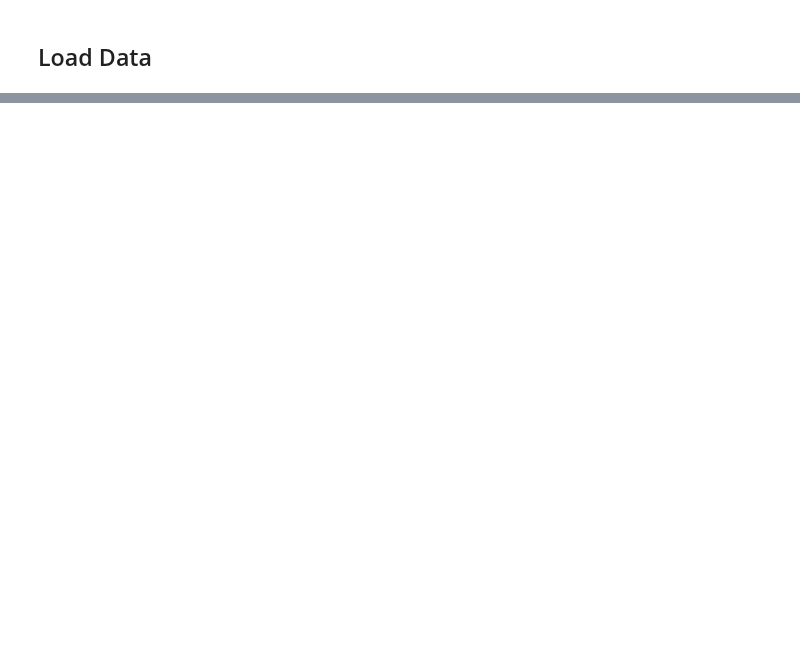
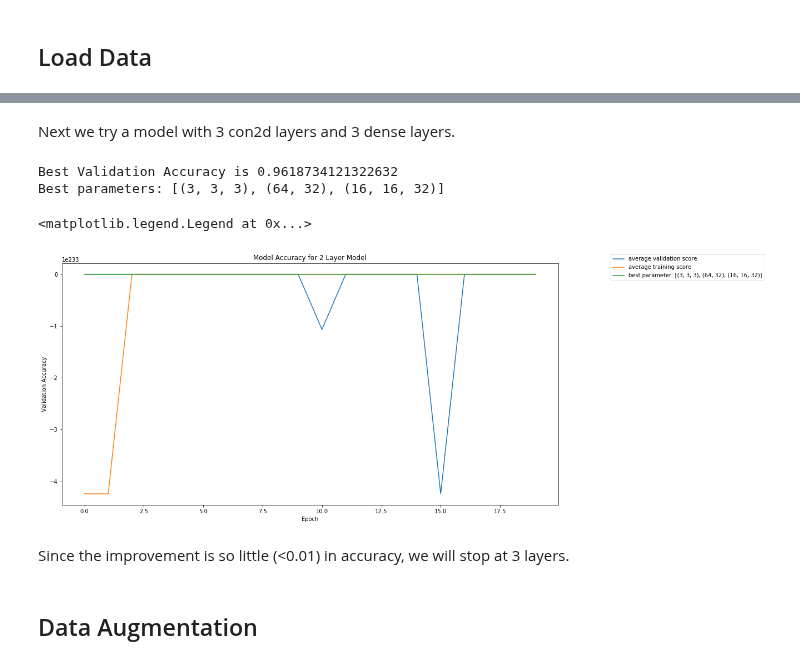
Before and after one commit to michaelqizhi/assignment-5-michaelqizhi, a Jupyter notebook: task3.ipynb, the cells around one changed output, grey strips where cells are left out. Saved outputs shown, nothing was run; the diff lists cells and outputs as text; code cells hidden in the pictures; blank space fills up the shorter version.

```diff
--- a/task3.ipynb
+++ b/task3.ipynb
@@ -38,0 +121,74 @@ X_train, X_test, y_train, y_test = train_test_split(data, labels, shuffle = True
+# %% [markdown]
+Next we try a model with 3 con2d layers and 3 dense layers.
+# %%
+# function to create a simple model
+def make_model1(kernel_sizes = (3,3,3), dense = (64,32), filters = (32,32,32)):
+    cnn = Sequential()
+    cnn.add(Conv2D(filters[0], kernel_size=kernel_sizes[0],activation='relu',input_shape=(50,50,3)))
+    cnn.add(BatchNormalization())
+    cnn.add(MaxPooling2D(pool_size=(2, 2)))
+    cnn.add(Conv2D(filters[1], kernel_size=kernel_sizes[1], activation='relu'))
+    cnn.add(BatchNormalization())
+    cnn.add(MaxPooling2D(pool_size=(2, 2)))
+    cnn.add(Conv2D(filters[2], kernel_size=kernel_sizes[2], activation='relu'))
+    cnn.add(BatchNormalization())
+    cnn.add(MaxPooling2D(pool_size=(2, 2)))
+    cnn.add(Flatten())
+    cnn.add(Dense(dense[0], activation='relu'))
+    cnn.add(Dense(dense[1], activation='relu'))
+    cnn.add(Dense(1, activation='sigmoid'))
+    cnn.compile(optimizer='adam',loss="binary_crossentropy",metrics=['accuracy'])
+    return cnn
+
+
+
+# parameters to tune
+filters = [(16,16,32),(16,32,64),(32,32,32)]
+kernel_sizes = [(3,3,3),(5,5,5),(7,7,7),(3,5,7),(2,2,2)]
+dense = [(512,256),(128,64),(64,32)]
+config_list = []
+for x in kernel_sizes:
+    for y in dense:
+        for z in filters:
+            config_list += [[x,y,z]]
+
+# variables to store training results
+validation_history = []
+average_validation = np.empty((len(config_list), 20))
+average_training = np.empty((len(config_list), 20))
+i=0
+
+
+# for each set of parameters
+for config in config_list:
+
+    # create and fit model
+    model = make_model1(config[0],config[1],config[2])
+    history = model.fit(X_train, y_train, validation_split = 0.25, epochs = 20, verbose = 0)
+
+    # store training history
+    validation_history += [np.max(history.history['val_accuracy'])]
+    average_validation[i] = history.history['val_accuracy']
+    average_training[i] = history.history['accuracy']
+
+print('Best Validation Accuracy is ' + str(np.max(validation_history)))
+print('Best parameters: ' + str(config_list[np.argmax(validation_history)]))
+
+plt.figure(figsize=(16,8))
+plt.plot(np.mean(average_validation, axis = 0), label = 'average validation score')
+plt.plot(np.mean(average_training, axis = 0), label = 'average training score')
+plt.plot(average_validation[np.argmax(validation_history)],
+         label = 'best parameter: ' + str(config_list[np.argmax(validation_history)]))
+plt.title('Model Accuracy for 2 Layer Model')
+plt.ylabel('Validation Accuracy')
+plt.xlabel('Epoch')
+plt.legend(bbox_to_anchor=(1.1, 1.05))
+# %% [output]
+Best Validation Accuracy is 0.9618734121322632
+Best parameters: [(3, 3, 3), (64, 32), (16, 16, 32)]
+<matplotlib.legend.Legend at 0x...>
+[figure, added]
+# %% [markdown]
+Since the improvement is so little (<0.01) in accuracy, we will stop at 3 layers.
+# %% [markdown]
+## Data Augmentation
```
Also changed, not shown: parts of 16 cells of this notebook.
